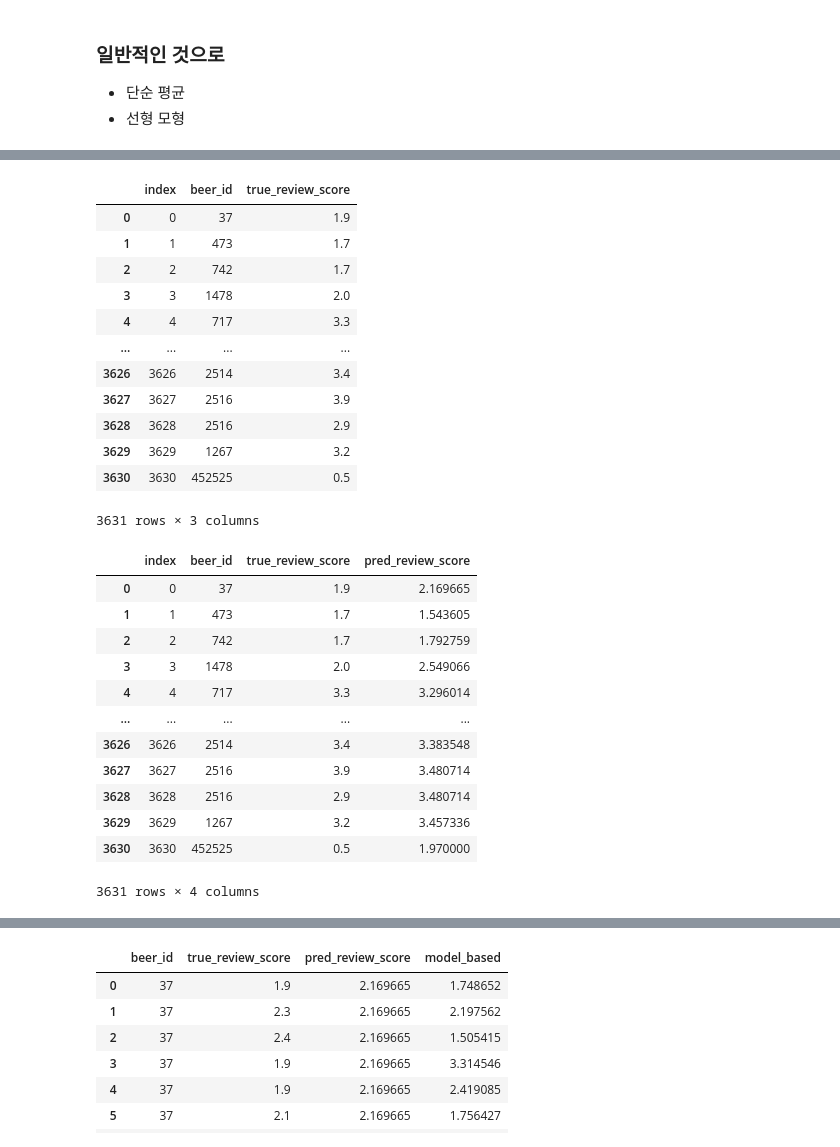
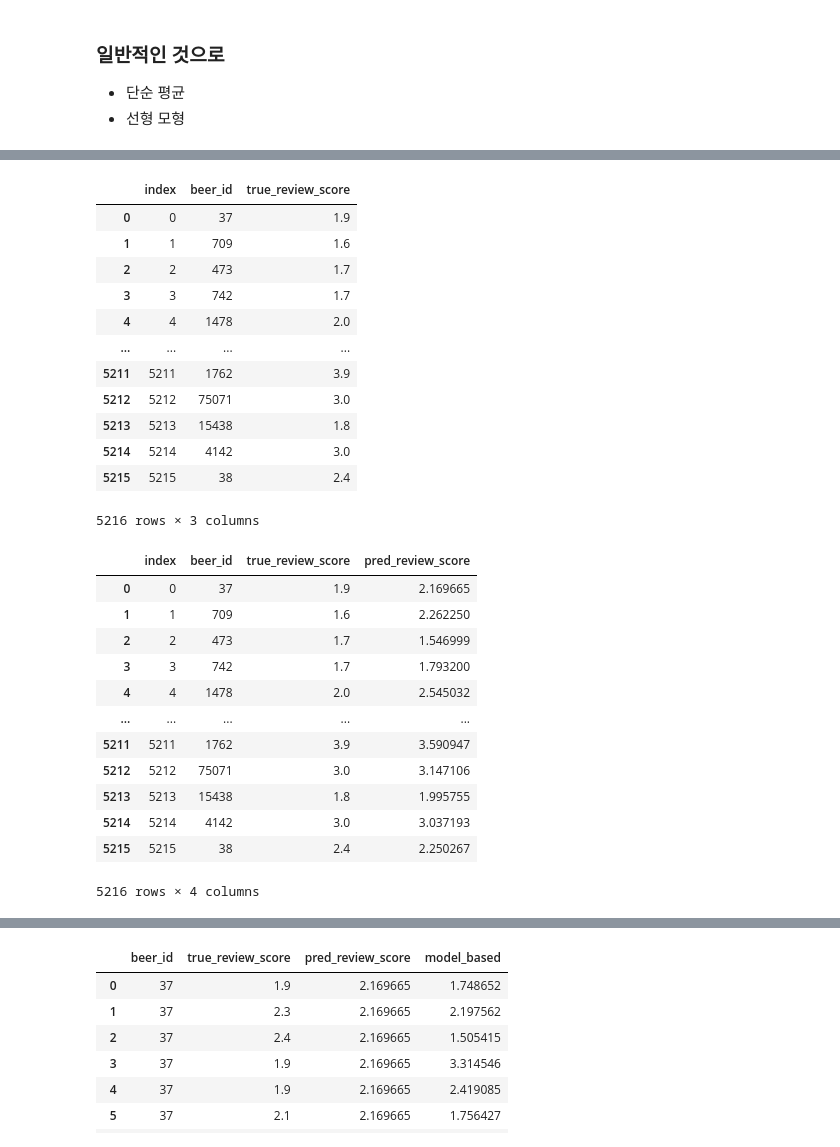
Before and after one commit to boostcampaitech3/final-project-level3-recsys-10, a Jupyter notebook: backend/recommendAPI/s3rec/get_test_score.ipynb, the cells around one changed output, grey strips where cells are left out. Saved outputs shown, nothing was run; the diff lists cells and outputs as text; code cells hidden in the pictures.

```diff
--- a/backend/recommendAPI/s3rec/get_test_score.ipynb
+++ b/backend/recommendAPI/s3rec/get_test_score.ipynb
@@ -340,23 +321,23 @@ mean_model_df
 # %%
-test_mean_model_df = pd.read_csv("/opt/ml/workspace/final-project-level3-recsys-10/data/test/test_output_ratebeer_without_text.csv")
+test_mean_model_df = pd.read_csv("/opt/ml/workspace/final-project-level3-recsys-10/data/test/test_output_ratebeer_without_text_limit30.csv")
 test_mean_model_df = test_mean_model_df[["beer_id", "review_score"]]
 test_mean_model_df.columns = ["beer_id", "true_review_score"]
 test_mean_model_df = test_mean_model_df.reset_index()
 test_mean_model_df
 # %% [output]
 |  | index | beer_id | true_review_score |
 | 0 | 0 | 37 | 1.9 |
-| 1 | 1 | 473 | 1.7 |
-| 2 | 2 | 742 | 1.7 |
-| 3 | 3 | 1478 | 2.0 |
-| 4 | 4 | 717 | 3.3 |
+| 1 | 1 | 709 | 1.6 |
+| 2 | 2 | 473 | 1.7 |
+| 3 | 3 | 742 | 1.7 |
+| 4 | 4 | 1478 | 2.0 |
 | ... | ... | ... | ... |
-| 3626 | 3626 | 2514 | 3.4 |
-| 3627 | 3627 | 2516 | 3.9 |
-| 3628 | 3628 | 2516 | 2.9 |
-| 3629 | 3629 | 1267 | 3.2 |
-| 3630 | 3630 | 452525 | 0.5 |
+| 5211 | 5211 | 1762 | 3.9 |
+| 5212 | 5212 | 75071 | 3.0 |
+| 5213 | 5213 | 15438 | 1.8 |
+| 5214 | 5214 | 4142 | 3.0 |
+| 5215 | 5215 | 38 | 2.4 |
-3631 rows × 3 columns
+5216 rows × 3 columns
 # %%
 get_test_mean_model_df = test_mean_model_df.merge(mean_model_df, on = "beer_id", how = "inner")
 get_test_mean_model_df = get_test_mean_model_df.sort_values("index")
@@ -365,17 +346,17 @@ get_test_mean_model_df
 # %% [output]
 |  | index | beer_id | true_review_score | pred_review_score |
 | 0 | 0 | 37 | 1.9 | 2.169665 |
-| 1 | 1 | 473 | 1.7 | 1.543605 |
-| 2 | 2 | 742 | 1.7 | 1.792759 |
-| 3 | 3 | 1478 | 2.0 | 2.549066 |
-| 4 | 4 | 717 | 3.3 | 3.296014 |
+| 1 | 1 | 709 | 1.6 | 2.262250 |
+| 2 | 2 | 473 | 1.7 | 1.546999 |
+| 3 | 3 | 742 | 1.7 | 1.793200 |
+| 4 | 4 | 1478 | 2.0 | 2.545032 |
 | ... | ... | ... | ... | ... |
-| 3626 | 3626 | 2514 | 3.4 | 3.383548 |
-| 3627 | 3627 | 2516 | 3.9 | 3.480714 |
-| 3628 | 3628 | 2516 | 2.9 | 3.480714 |
-| 3629 | 3629 | 1267 | 3.2 | 3.457336 |
-| 3630 | 3630 | 452525 | 0.5 | 1.970000 |
+| 5211 | 5211 | 1762 | 3.9 | 3.590947 |
+| 5212 | 5212 | 75071 | 3.0 | 3.147106 |
+| 5213 | 5213 | 15438 | 1.8 | 1.995755 |
+| 5214 | 5214 | 4142 | 3.0 | 3.037193 |
+| 5215 | 5215 | 38 | 2.4 | 2.250267 |
-3631 rows × 4 columns
+5216 rows × 4 columns
 # %%
 get_test_mean_model_df["model_based"] = rating_pred_arr
 get_test_mean_model_df = get_test_mean_model_df[["beer_id", "true_review_score", "model_based", "pred_review_score"]]
```
Also changed, not shown: parts of 19 cells of this notebook.
